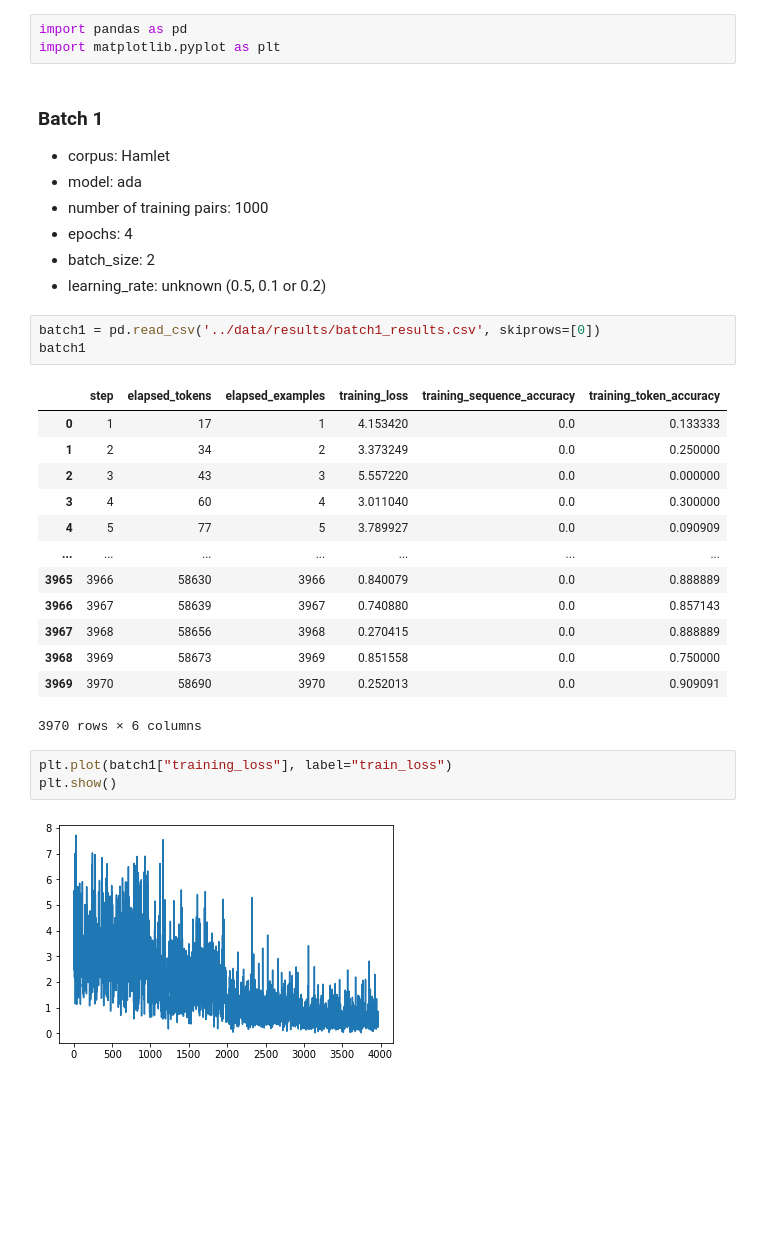
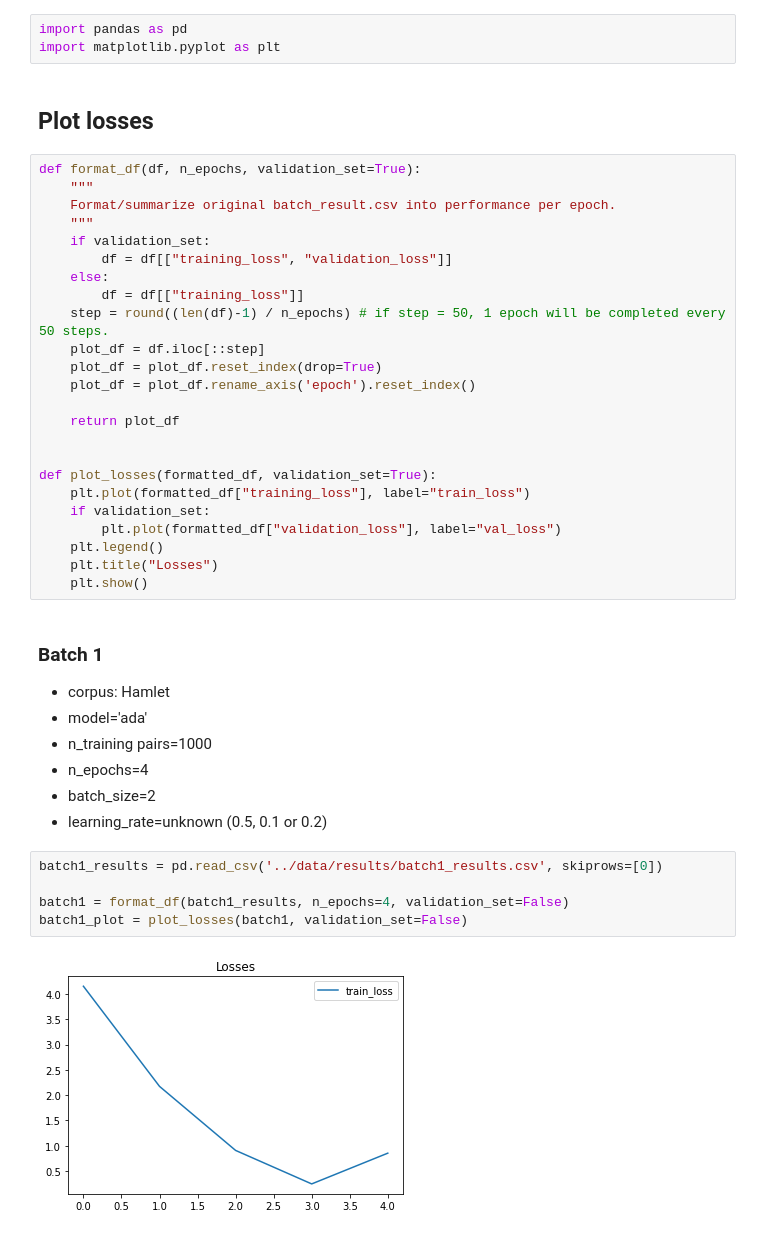
Before and after one commit to ConvAF/NovaAI, a Jupyter notebook: chatbot/notebooks/fine_tuning_viz.ipynb, the cells around one changed output. Saved outputs shown, nothing was run; the diff lists cells and outputs as text; blank space fills up the shorter version.

```diff
--- a/chatbot/notebooks/fine_tuning_viz.ipynb
+++ b/chatbot/notebooks/fine_tuning_viz.ipynb
@@ -22,37 +22,48 @@ Note: you may need to restart the kernel to use updated packages.
 # %%
 import pandas as pd
 import matplotlib.pyplot as plt
+# %% [markdown]
+## Plot losses
+# %%
+def format_df(df, n_epochs, validation_set=True):
+    """
+    Format/summarize original batch_result.csv into performance per epoch.
+    """
+    if validation_set:
+        df = df[["training_loss", "validation_loss"]]
+    else:
+        df = df[["training_loss"]]
+    step = round((len(df)-1) / n_epochs) # if step = 50, 1 epoch will be completed every 50 steps.
+    plot_df = df.iloc[::step]
+    plot_df = plot_df.reset_index(drop=True)
+    plot_df = plot_df.rename_axis('epoch').reset_index()
+
+    return plot_df
+
+
+def plot_losses(formatted_df, validation_set=True):
+    plt.plot(formatted_df["training_loss"], label="train_loss")
+    if validation_set:
+        plt.plot(formatted_df["validation_loss"], label="val_loss")
+    plt.legend()
+    plt.title("Losses")
+    plt.show()
 # %% [markdown]
 ### Batch 1
 
 - corpus: Hamlet
-- model: ada
-- number of training pairs: 1000
-- epochs: 4
-- batch_size: 2
-- learning_rate: unknown (0.5, 0.1 or 0.2)
+- model='ada'
+- n_training pairs=1000
+- n_epochs=4
+- batch_size=2
+- learning_rate=unknown (0.5, 0.1 or 0.2)
 # %%
-batch1 = pd.read_csv('../data/results/batch1_results.csv', skiprows=[0])
-batch1
+batch1_results = pd.read_csv('../data/results/batch1_results.csv', skiprows=[0])
+
+batch1 = format_df(batch1_results, n_epochs=4, validation_set=False)
+batch1_plot = plot_losses(batch1, validation_set=False)
 # %% [output]
-|  | step | elapsed_tokens | elapsed_examples | training_loss | training_sequence_accuracy | training_token_accuracy |
-| 0 | 1 | 17 | 1 | 4.153420 | 0.0 | 0.133333 |
-| 1 | 2 | 34 | 2 | 3.373249 | 0.0 | 0.250000 |
-| 2 | 3 | 43 | 3 | 5.557220 | 0.0 | 0.000000 |
-| 3 | 4 | 60 | 4 | 3.011040 | 0.0 | 0.300000 |
-| 4 | 5 | 77 | 5 | 3.789927 | 0.0 | 0.090909 |
-| ... | ... | ... | ... | ... | ... | ... |
-| 3965 | 3966 | 58630 | 3966 | 0.840079 | 0.0 | 0.888889 |
-| 3966 | 3967 | 58639 | 3967 | 0.740880 | 0.0 | 0.857143 |
-| 3967 | 3968 | 58656 | 3968 | 0.270415 | 0.0 | 0.888889 |
-| 3968 | 3969 | 58673 | 3969 | 0.851558 | 0.0 | 0.750000 |
-| 3969 | 3970 | 58690 | 3970 | 0.252013 | 0.0 | 0.909091 |
-3970 rows × 6 columns
+[figure, added]
-# %%
-plt.plot(batch1["training_loss"], label="train_loss")
-plt.show()
-# %% [output]
-[figure, removed]
 # %% [markdown]
 ### Batch 2
 
```
Also changed, not shown: parts of 5 cells of this notebook.
